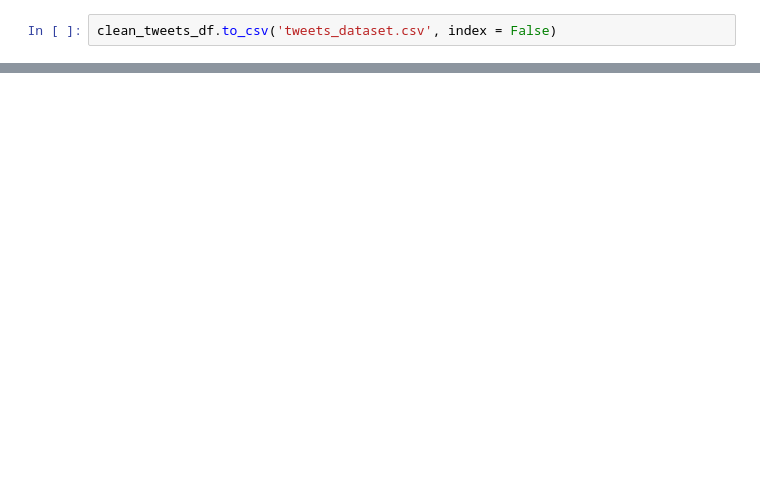
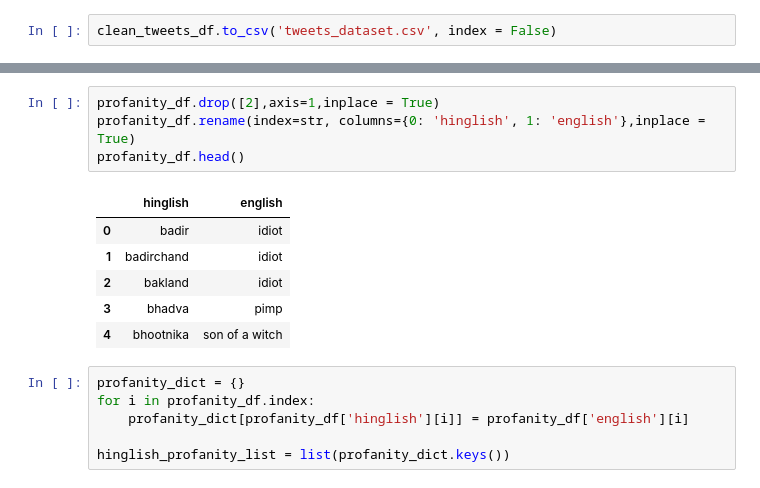
Before and after one commit to jim1992/capstone-Hinglish-NLP, a Jupyter notebook: Data Cleansing.ipynb, the cells around one changed output, grey strips where cells are left out. Saved outputs shown, nothing was run; the diff lists cells and outputs as text; blank space fills up the shorter version.

```diff
--- a/Data Cleansing.ipynb
+++ b/Data Cleansing.ipynb
@@ -131,0 +289,17 @@ clean_tweets_df
+# %%
+profanity_df.drop([2],axis=1,inplace = True)
+profanity_df.rename(index=str, columns={0: 'hinglish', 1: 'english'},inplace = True)
+profanity_df.head()
+# %% [output]
+|  | hinglish | english |
+| 0 | badir | idiot |
+| 1 | badirchand | idiot |
+| 2 | bakland | idiot |
+| 3 | bhadva | pimp |
+| 4 | bhootnika | son of a witch |
+# %%
+profanity_dict = {}
+for i in profanity_df.index:
+    profanity_dict[profanity_df['hinglish'][i]] = profanity_df['english'][i]
+
+hinglish_profanity_list = list(profanity_dict.keys())
```
Also changed, not shown: parts of 34 cells of this notebook.
